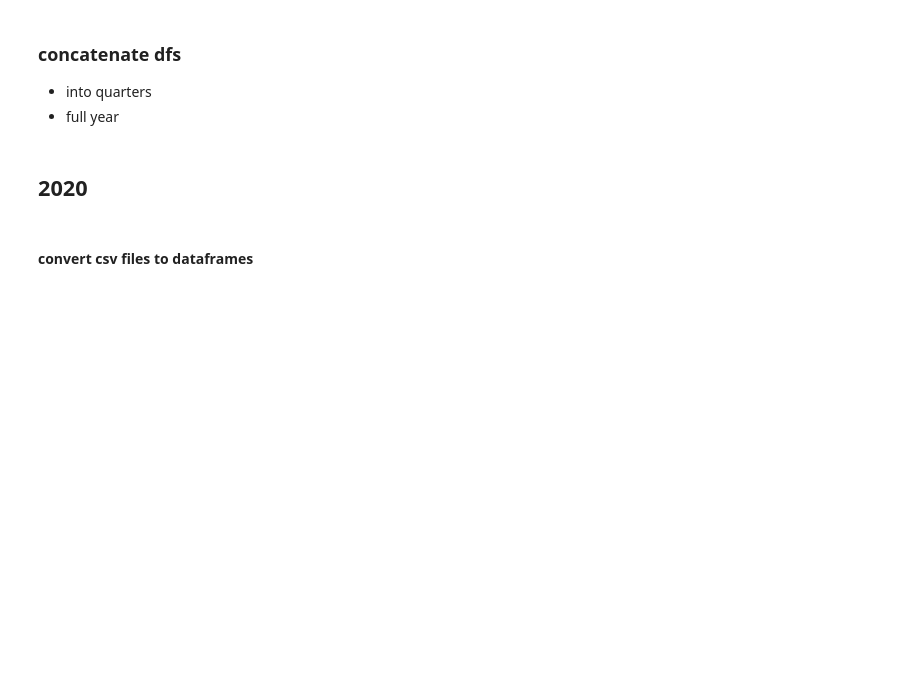
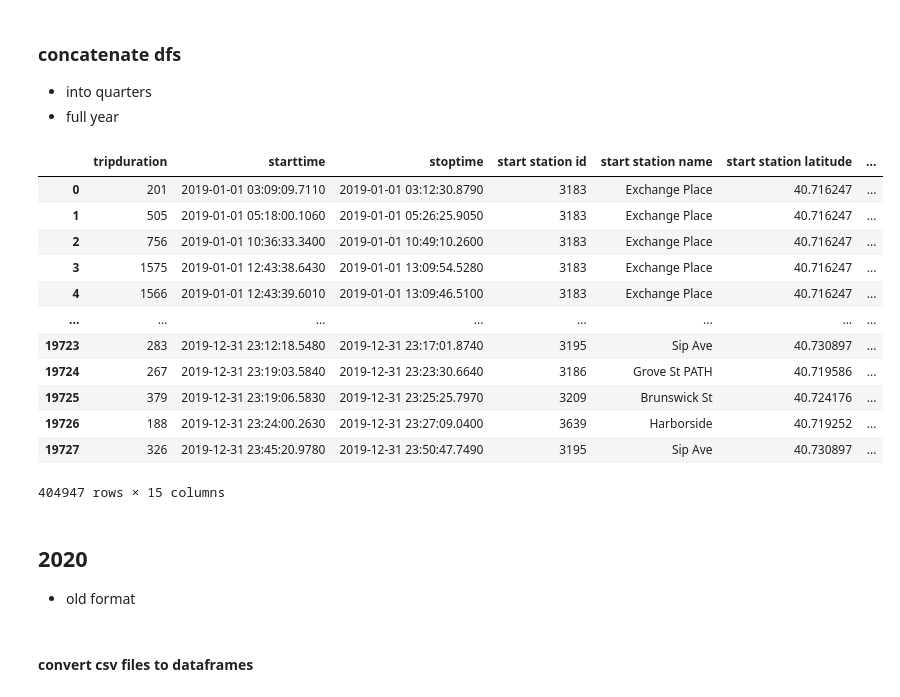
Before and after one commit to juliemcbaker/citibike_viz, a Jupyter notebook: citibike_dataload.ipynb, the cells around one changed output. Cells and saved outputs as stored; diff of their text form; code cells hidden in the pictures; blank space fills up the shorter version.

```diff
--- a/citibike_dataload.ipynb
+++ b/citibike_dataload.ipynb
@@ -121,11 +223,27 @@ Dec2019_df = pd.read_csv('data/2019/JC-201912-citibike-tripdata.csv')
 # %%
 Q1_2019 = pd.concat([Jan2019_df, Feb2019_df, Mar2019_df], axis=0)
 Q2_2019 = pd.concat([Apr2019_df, May2019_df, Jun2019_df], axis=0)
 Q3_2019 = pd.concat([Jul2019_df, Aug2019_df, Sep2019_df], axis=0)
 Q4_2019 = pd.concat([Oct2019_df, Nov2019_df, Dec2019_df], axis=0)
 all_2019 = pd.concat([Q1_2019, Q2_2019, Q3_2019, Q4_2019], axis=0)
+all_2019
+# %% [output]
+|  | tripduration | starttime | stoptime | start station id | start station name | start station latitude | ... |
+| 0 | 201 | 2019-01-01 03:09:09.7110 | 2019-01-01 03:12:30.8790 | 3183 | Exchange Place | 40.716247 | ... |
+| 1 | 505 | 2019-01-01 05:18:00.1060 | 2019-01-01 05:26:25.9050 | 3183 | Exchange Place | 40.716247 | ... |
+| 2 | 756 | 2019-01-01 10:36:33.3400 | 2019-01-01 10:49:10.2600 | 3183 | Exchange Place | 40.716247 | ... |
+| 3 | 1575 | 2019-01-01 12:43:38.6430 | 2019-01-01 13:09:54.5280 | 3183 | Exchange Place | 40.716247 | ... |
+| 4 | 1566 | 2019-01-01 12:43:39.6010 | 2019-01-01 13:09:46.5100 | 3183 | Exchange Place | 40.716247 | ... |
+| ... | ... | ... | ... | ... | ... | ... | ... |
+| 19723 | 283 | 2019-12-31 23:12:18.5480 | 2019-12-31 23:17:01.8740 | 3195 | Sip Ave | 40.730897 | ... |
+| 19724 | 267 | 2019-12-31 23:19:03.5840 | 2019-12-31 23:23:30.6640 | 3186 | Grove St PATH | 40.719586 | ... |
+| 19725 | 379 | 2019-12-31 23:19:06.5830 | 2019-12-31 23:25:25.7970 | 3209 | Brunswick St | 40.724176 | ... |
+| 19726 | 188 | 2019-12-31 23:24:00.2630 | 2019-12-31 23:27:09.0400 | 3639 | Harborside | 40.719252 | ... |
+| 19727 | 326 | 2019-12-31 23:45:20.9780 | 2019-12-31 23:50:47.7490 | 3195 | Sip Ave | 40.730897 | ... |
+404947 rows × 15 columns
 # %% [markdown]
 ## 2020
+* old format
 # %% [markdown]
 #### convert csv files to dataframes
 # %%
```
Also changed, not shown: parts of 15 cells of this notebook.
